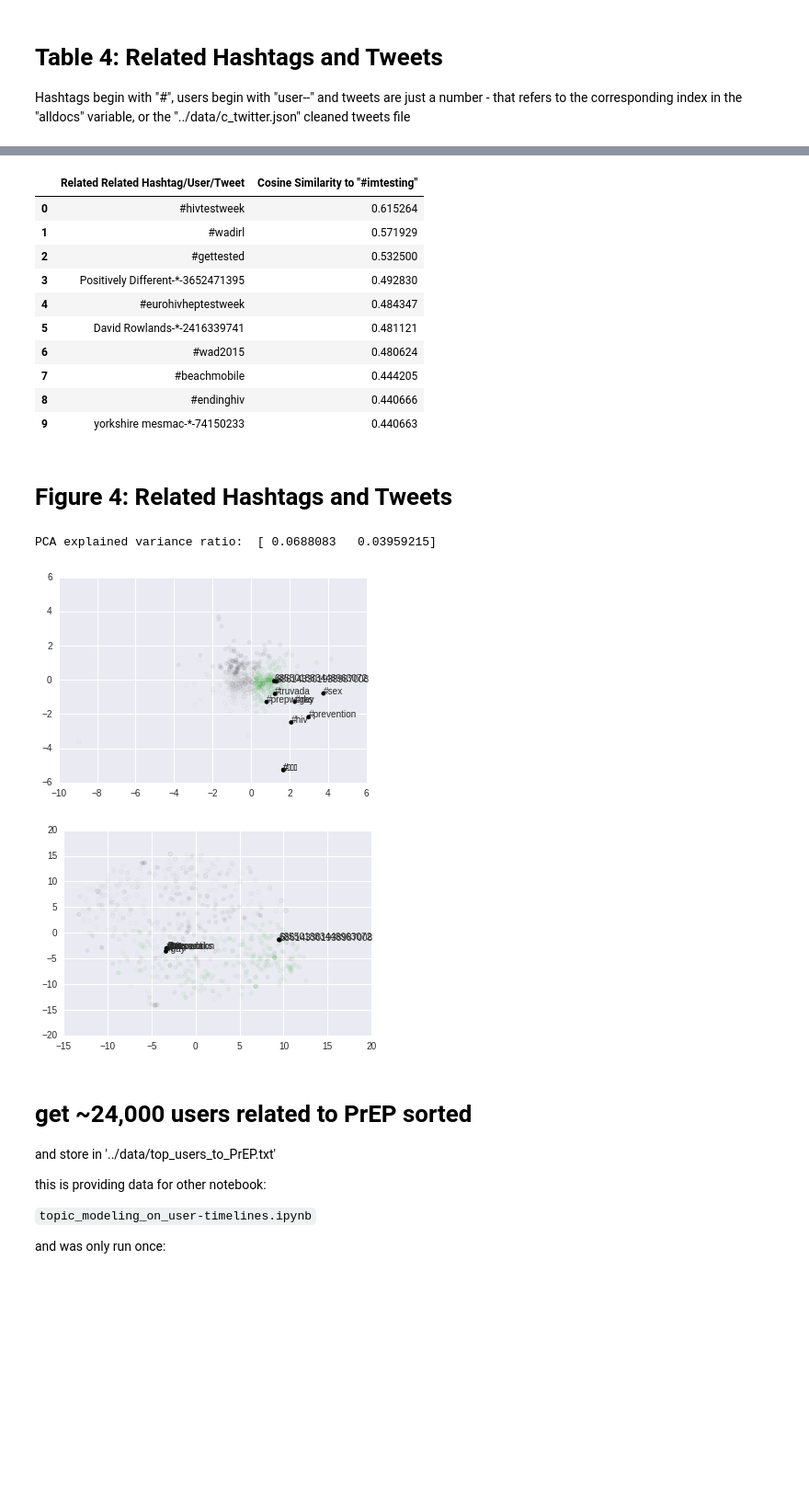
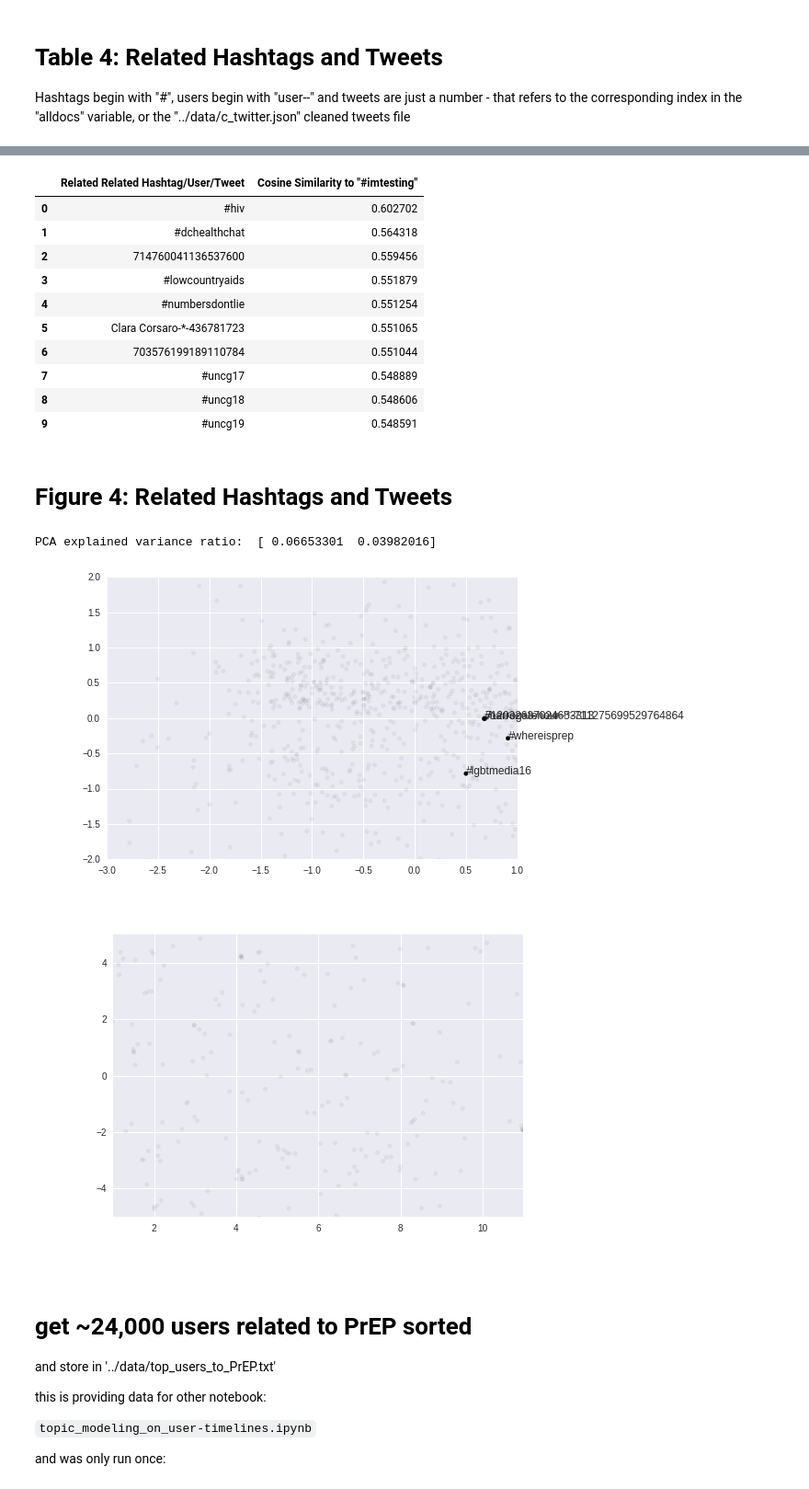
Before and after one commit to quinngroup/sm_w2v, a Jupyter notebook: notebooks/doc2vec.ipynb, the cells around one changed output, grey strips where cells are left out. Shown at 92% size. Cells and saved outputs as stored; diff of their text form; code cells hidden in the pictures; blank space fills up the shorter version.

```diff
--- a/notebooks/doc2vec.ipynb
+++ b/notebooks/doc2vec.ipynb
@@ -9,7 +9,7 @@ from collections import namedtuple
 
 import gensim
 
-train = False
+train = True
 
 Document = namedtuple('Document', 'words tags')
 
@@ -171,5 +262,5 @@ df_prophylaxis
 # %%
-new_vecs = model.most_similar(['truvada'], topn=10)
-df_truvada = pd.DataFrame(data=new_vecs, columns=['Related Word', 'Cosine Similarity to \"truvada\"'])
+new_vecs = model.most_similar(['Truvada'], topn=10)
+df_truvada = pd.DataFrame(data=new_vecs, columns=['Related Word', 'Cosine Similarity to \"Truvada\"'])
 df_truvada
 # %% [output]
@@ -199,7 +290,7 @@ if '/high_spd_work/sm_w2v' not in sys.path:
 from sm_w2v.plot_utils import scatter_plot
 
 # related words from above
-related_words = list(df_prophylaxis.iloc[:,0].values)
+related_words = list(df_truvada.iloc[:,0].values)
 
 # Prepare data matrix
 X = []
@@ -213,7 +304,7 @@ for word in model.vocab:
 X = np.array(X)
 
 # Do k-means on original data matrix
-kmeans = KMeans(n_clusters=3, random_state=1)
+kmeans = KMeans(n_clusters=1, random_state=1)
 kmeans_labels = kmeans.fit_predict(X)
 
 # Do PCA
@@ -235,10 +326,10 @@ down_samp_rate = 0.1
 # save PCA plot in 'notebooks' directory
 scatter_plot(pca_comps[:,0], pca_comps[:,1], alpha_high, alpha_low,
             kmeans_labels, text_annotations,
-            down_samp_rate, "Fig3a: PCA of 'Prophylaxis' Related Words", rand_seed, None)
+            down_samp_rate, "pca_words_truvada", rand_seed, [-10, 4, 0, 12])
 
 # save tSNE plot in 'notebooks' directory
 scatter_plot(tsne_comps[:,0], tsne_comps[:,1], alpha_high, alpha_low,
             kmeans_labels, text_annotations,
-            down_samp_rate, "Fig3b: tSNE of 'Prophylaxis' Related Words", rand_seed, None)
+            down_samp_rate, "tsne_words_truvada", rand_seed, [-3, 11, -13, 3])
 # %% [output]
@@ -271,6 +362,6 @@ df_hash_truvada
 # df_hash_sexwork
 # %%
 new_vecs = model.docvecs.most_similar(['#prep'], topn=10)
-df_hash_prep = pd.DataFrame(data=new_vecs, columns=['Related Related Hashtag/User/Tweet', 'Cosine Similarity to \"#prep\"'])
+df_hash_prep = pd.DataFrame(data=new_vecs, columns=['Related Related Hashtag/User/Tweet', 'Cosine Similarity to \"#PrEP\"'])
 df_hash_prep
 # %% [output]
@@ -302,16 +393,16 @@ df_hash_imtesting = pd.DataFrame(data=new_vecs, columns=['Related Related Hashta
 df_hash_imtesting
 # %% [output]
 |  | Related Related Hashtag/User/Tweet | Cosine Similarity to "#imtesting" |
-| 0 | #hivtestweek | 0.615264 |
-| 1 | #wadirl | 0.571929 |
-| 2 | #gettested | 0.532500 |
-| 3 | Positively Different-*-3652471395 | 0.492830 |
-| 4 | #eurohivheptestweek | 0.484347 |
-| 5 | David Rowlands-*-2416339741 | 0.481121 |
-| 6 | #wad2015 | 0.480624 |
-| 7 | #beachmobile | 0.444205 |
-| 8 | #endinghiv | 0.440666 |
-| 9 | yorkshire mesmac-*-74150233 | 0.440663 |
+| 0 | #hiv | 0.602702 |
+| 1 | #dchealthchat | 0.564318 |
+| 2 | 714760041136537600 | 0.559456 |
+| 3 | #lowcountryaids | 0.551879 |
+| 4 | #numbersdontlie | 0.551254 |
+| 5 | Clara Corsaro-*-436781723 | 0.551065 |
+| 6 | 703576199189110784 | 0.551044 |
+| 7 | #uncg17 | 0.548889 |
+| 8 | #uncg18 | 0.548606 |
+| 9 | #uncg19 | 0.548591 |
 # %% [markdown]
 # Figure 4: Related Hashtags and Tweets
 # %%
@@ -330,40 +421,40 @@ for i, word in enumerate(model.docvecs.doctags):
         else:
             text_annotations.append("")
 X = np.array(X)
 
 # Do k-means on original data matrix
-kmeans = KMeans(n_clusters=3, random_state=1)
+kmeans = KMeans(n_clusters=1, random_state=1)
 kmeans_labels = kmeans.fit_predict(X)
 
 # Do PCA
 pca = PCA(n_components=2, copy=True)
 pca.fit(X)
 print("PCA explained variance ratio: ", pca.explained_variance_ratio_)
 pca_comps = pca.transform(X)
 
 # Do tSNE
-tsne = TSNE(n_components=2, random_state=1)
+tsne = TSNE(n_components=2, random_state=1, perplexity=10.0)
 tsne_comps = tsne.fit_transform(X)
 
 # Scatter plot
 rand_seed = 0
 alpha_high = 1.0
 alpha_low = 0.05
 down_samp_rate = 0.1
 
 # save PCA plot in 'notebooks' directory (it won't show here in the notebook)
 scatter_plot(pca_comps[:,0], pca_comps[:,1], alpha_high, alpha_low,
             kmeans_labels, text_annotations,
-            down_samp_rate, "Fig4a: PCA of Related Hashtags-Users-Tweets to '#prep'", rand_seed, None)
+            down_samp_rate, "pca_docs_prep", rand_seed, [-3, 1, -2, 2])
 
 # save tSNE plot in 'notebooks' directory (it won't show here in the notebook)
 scatter_plot(tsne_comps[:,0], tsne_comps[:,1], alpha_high, alpha_low,
             kmeans_labels, text_annotations,
-            down_samp_rate, "Fig4b: tSNE of Hashtags-Users-Tweets to '#prep'", rand_seed, None)
+            down_samp_rate, "tsne_docs_prep", rand_seed, [1, 11, -5, 5])
 # %% [output]
-PCA explained variance ratio:  [ 0.0688083   0.03959215]
+PCA explained variance ratio:  [ 0.06653301  0.03982016]
-[figure, old version]
+[figure, new version]
-[figure, old version]
+[figure, new version]
 # %% [markdown]
 # get ~24,000 users related to PrEP sorted
 
```
Also changed, not shown: parts of 13 cells of this notebook, 37 other files.
